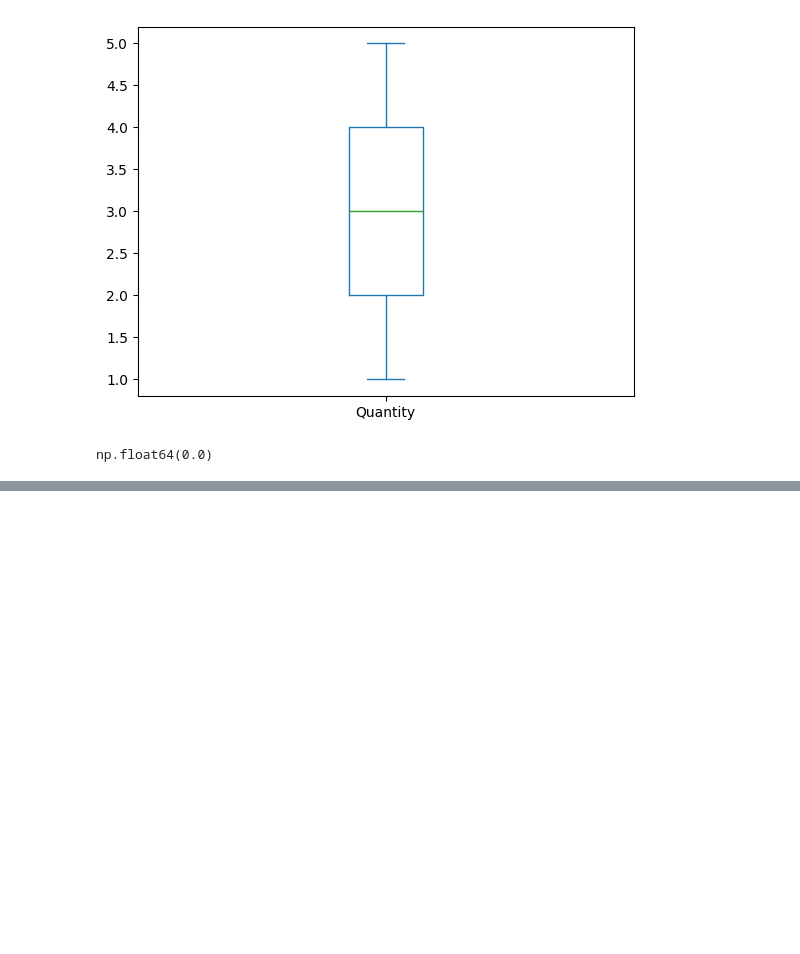
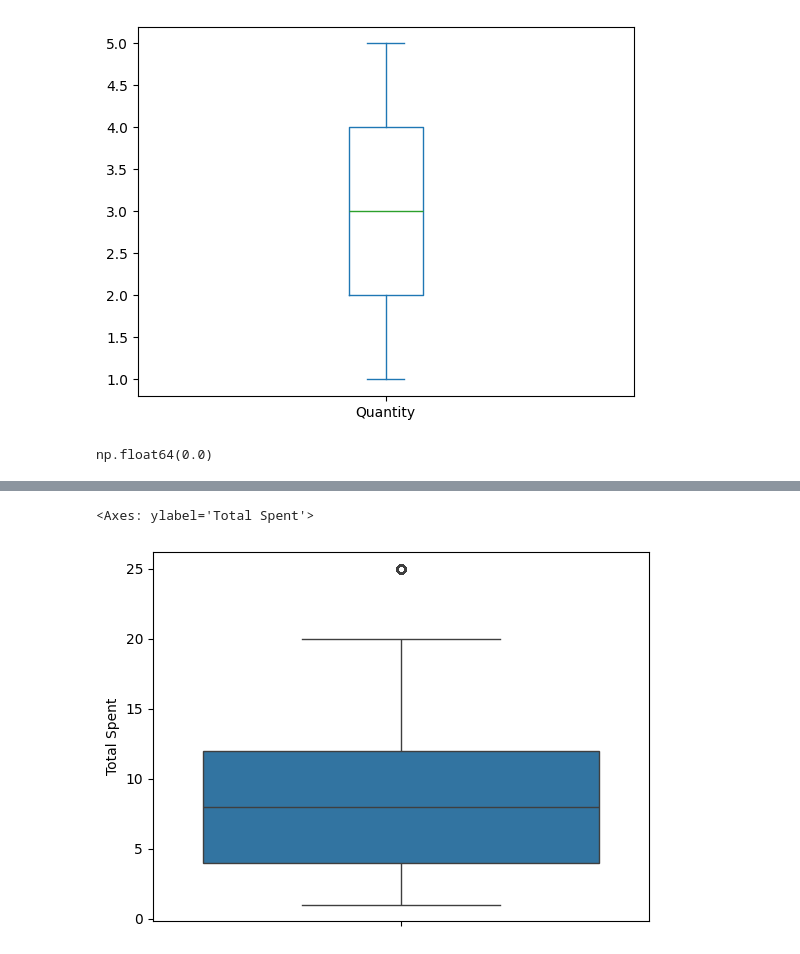
Before and after one commit to aayushmanz/Python-For-Data-Science, a Jupyter notebook: Pandas in Python/Practice in pandas/Practice_6_Dirty_cafe_sales.ipynb, the cells around one changed output, grey strips where cells are left out. Saved outputs shown, nothing was run; the diff lists cells and outputs as text; code cells hidden in the pictures; blank space fills up the shorter version.

```diff
--- a/Pandas in Python/Practice in pandas/Practice_6_Dirty_cafe_sales.ipynb
+++ b/Pandas in Python/Practice in pandas/Practice_6_Dirty_cafe_sales.ipynb
@@ -438,0 +469,5 @@ np.float64(0.0)
+# %%
+sns.boxplot(data=df['Total Spent'])
+# %% [output]
+<Axes: ylabel='Total Spent'>
+[figure, added]
```
Also changed, not shown: parts of 8 cells of this notebook.
